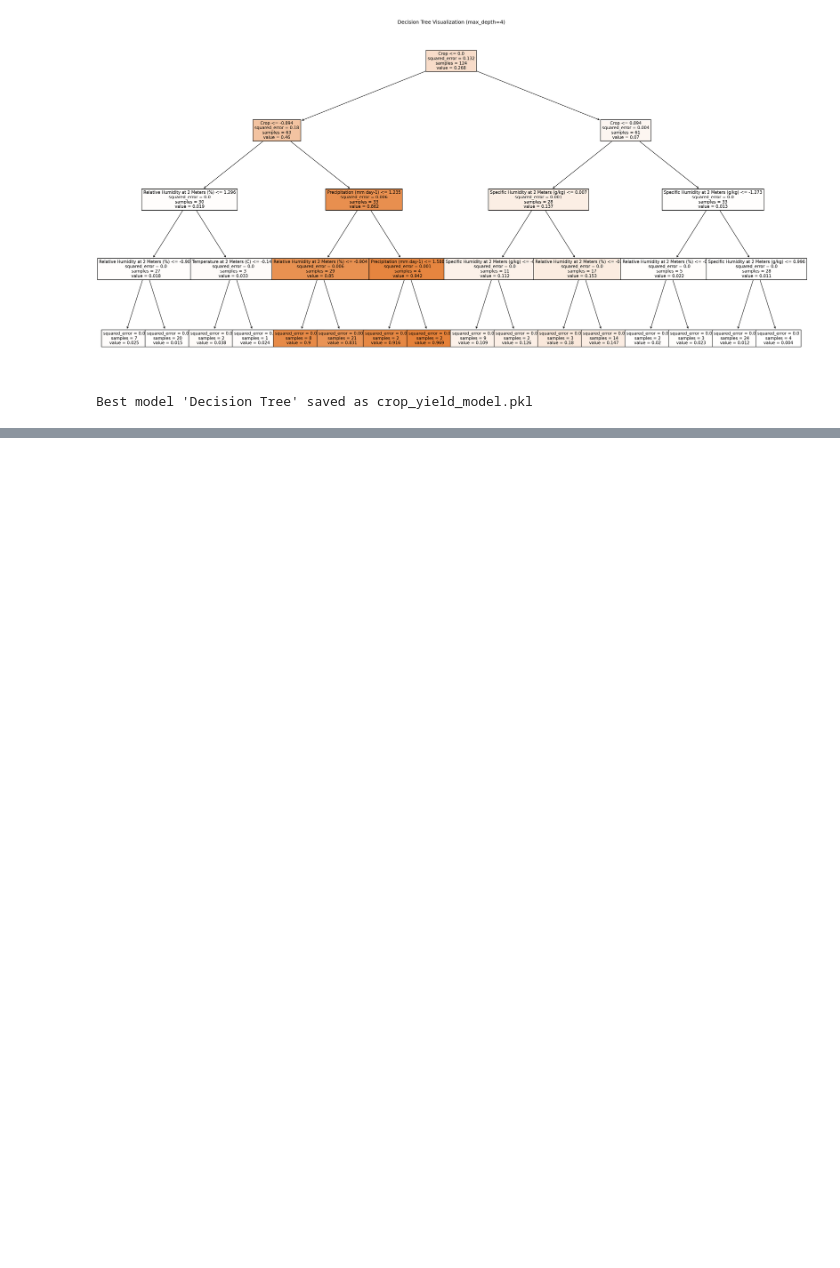
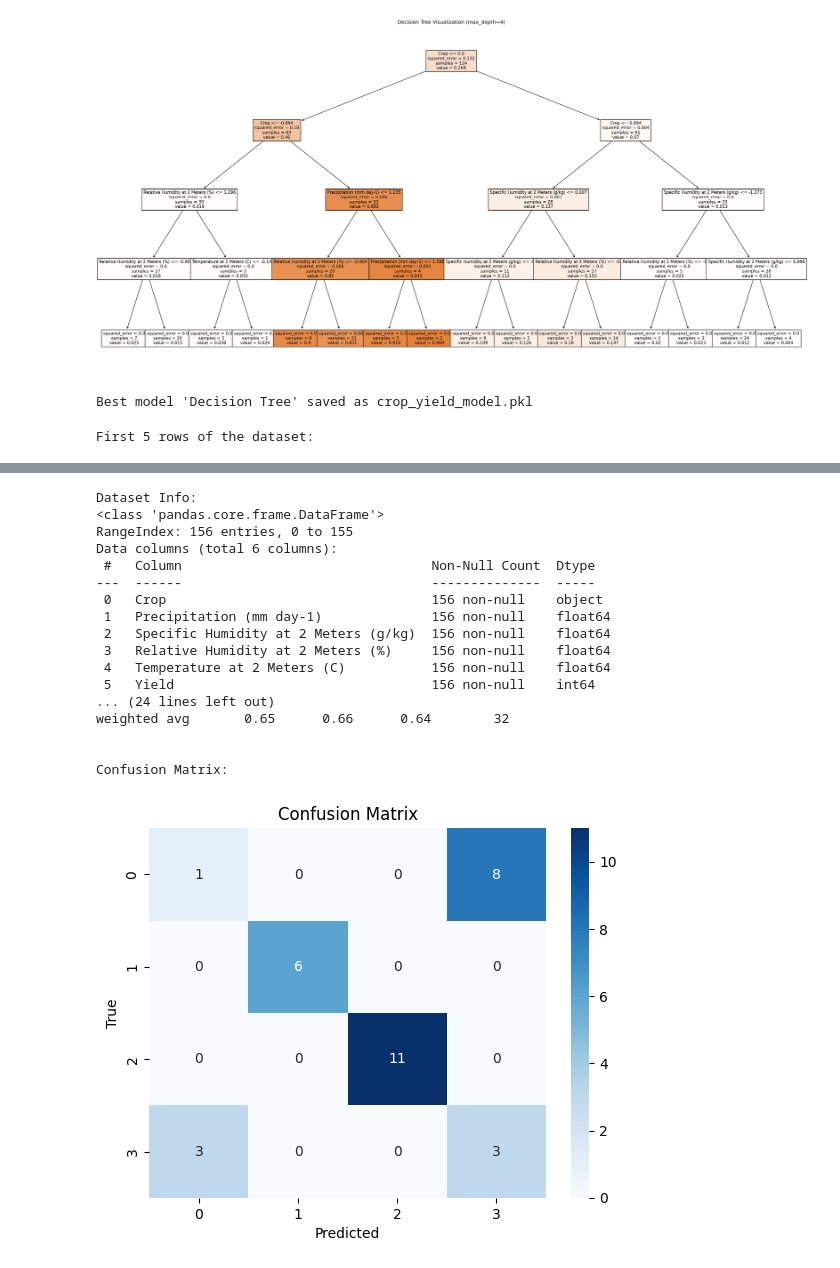
Before and after one commit to 12tsion/AI_Group4-project, a Jupyter notebook: notebookde4a163a2a.ipynb, the cells around one changed output, grey strips where cells are left out. Saved outputs shown, nothing was run; the diff lists cells and outputs as text; code cells hidden in the pictures; blank space fills up the shorter version.

Commit message:
Kaggle Notebook | notebookde4a163a2a | Version 2

```diff
--- a/notebookde4a163a2a.ipynb
+++ b/notebookde4a163a2a.ipynb
@@ -163,3 +163,48 @@ R2 Score: 0.9956
 ------------------------------
 [figure]
 Best model 'Decision Tree' saved as crop_yield_model.pkl
+# %%
+import pandas as pd
+import numpy as np
+import matplotlib.pyplot as plt
+import seaborn as sns
+
+from sklearn.model_selection import train_test_split
+from sklearn.preprocessing import LabelEncoder, StandardScaler
+from sklearn.ensemble import RandomForestClassifier
+from sklearn.metrics import accuracy_score, confusion_matrix, classification_report
+df = pd.read_csv('/kaggle/input/crop-yield/crop yield prediction.csv')
+print("First 5 rows of the dataset:")
+display(df.head())
+print("\nDataset Info:")
+df.info()
+print("\nMissing Values:")
+print(df.isnull().sum())
+label_encoders = {}
+for column in df.select_dtypes(include=['object']).columns:
+    le = LabelEncoder()
+    df[column] = le.fit_transform(df[column])
+    label_encoders[column] = le
+    X = df.drop('Crop', axis=1)
+y = df['Crop']
+scaler = StandardScaler()
+X_scaled = scaler.fit_transform(X)
+X_train, X_test, y_train, y_test = train_test_split(
+    X_scaled, y, test_size=0.2, random_state=42
+)
+model = RandomForestClassifier(random_state=42)
+model.fit(X_train, y_train)
+y_pred = model.predict(X_test)
+print("\nAccuracy Score:", accuracy_score(y_test, y_pred))
+print("\nClassification Report:")
+print(classification_report(y_test, y_pred))
+
+print("\nConfusion Matrix:")
+cm = confusion_matrix(y_test, y_pred)
+sns.heatmap(cm, annot=True, fmt='d', cmap='Blues')
+plt.xlabel('Predicted')
+plt.ylabel('True')
+plt.title('Confusion Matrix')
+plt.show()
+# %% [output]
+First 5 rows of the dataset:
@@ -165,0 +217,18 @@ Best model 'Decision Tree' saved as crop_yield_model.pkl
+Dataset Info:
+<class 'pandas.core.frame.DataFrame'>
+RangeIndex: 156 entries, 0 to 155
+Data columns (total 6 columns):
+ #   Column                                Non-Null Count  Dtype
+---  ------                                --------------  -----
+ 0   Crop                                  156 non-null    object
+ 1   Precipitation (mm day-1)              156 non-null    float64
+ 2   Specific Humidity at 2 Meters (g/kg)  156 non-null    float64
+ 3   Relative Humidity at 2 Meters (%)     156 non-null    float64
+ 4   Temperature at 2 Meters (C)           156 non-null    float64
+ 5   Yield                                 156 non-null    int64
+... (24 lines left out)
+weighted avg       0.65      0.66      0.64        32
+
+
+Confusion Matrix:
+[figure, added]
```
Also changed, not shown: parts of 1 cell of this notebook.
